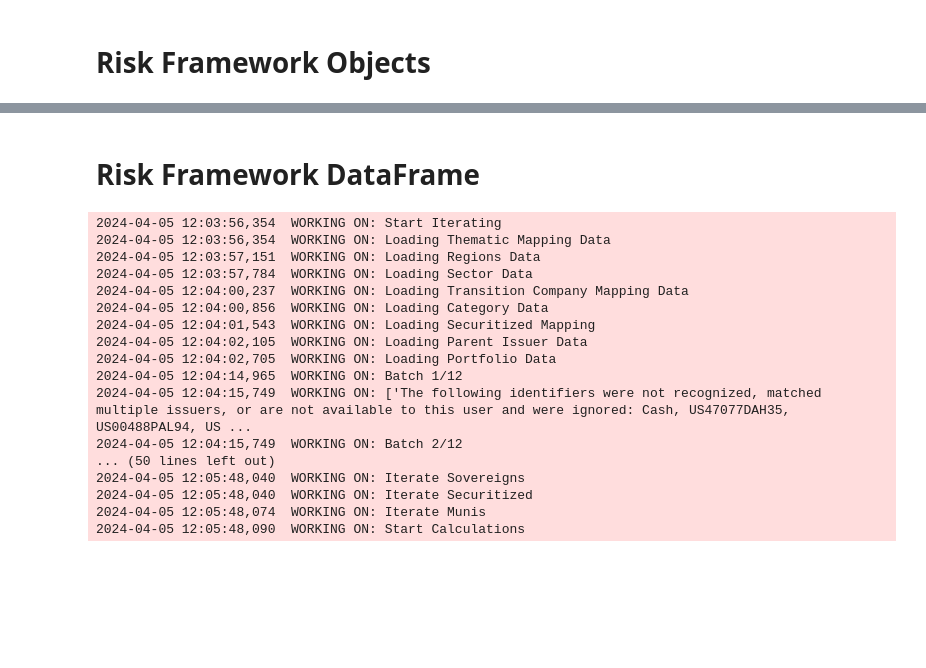
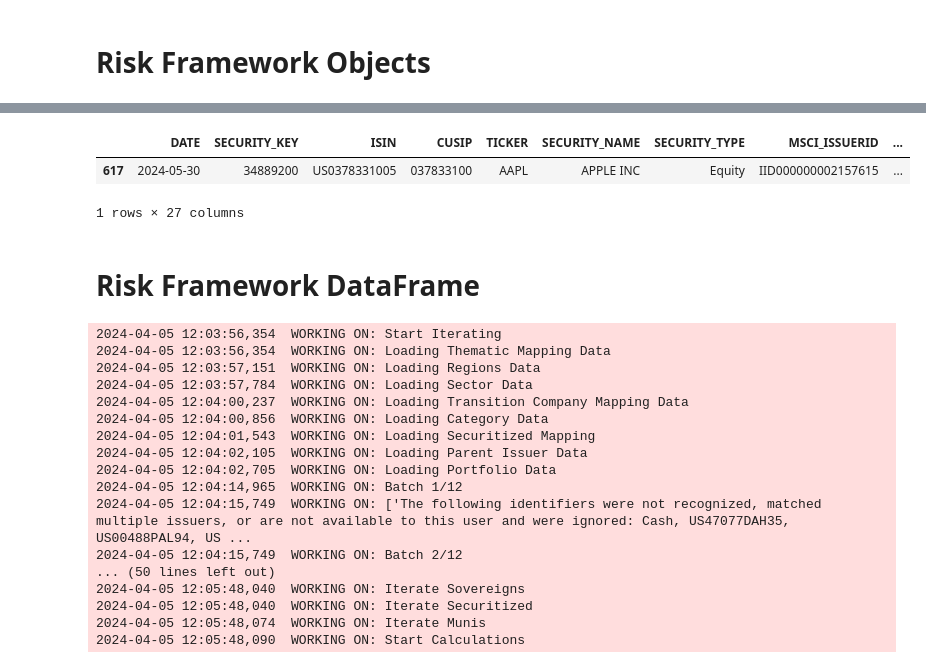
Before and after one commit to mohitbgupta-tcw/quantkit, a Jupyter notebook: notebooks/risk_framework.ipynb, the cells around one changed output, grey strips where cells are left out. Drawn from its saved outputs; the diff is of its cells as text; code cells hidden in the pictures; blank space fills up the shorter version.

```diff
--- a/notebooks/risk_framework.ipynb
+++ b/notebooks/risk_framework.ipynb
@@ -51,3 +124,12 @@ r.run()
+# %%
+r.security_datasource.df[
+    (r.security_datasource.df["TICKER"] == "AAPL")
+    & (r.security_datasource.df["SECURITY_TYPE"] == "Equity")
+]
+# %% [output]
+|  | DATE | SECURITY_KEY | ISIN | CUSIP | TICKER | SECURITY_NAME | SECURITY_TYPE | MSCI_ISSUERID | ... |
+| 617 | 2024-05-30 | 34889200 | US0378331005 | 037833100 | AAPL | APPLE INC | Equity | IID000000002157615 | ... |
+1 rows × 27 columns
 # %% [markdown]
 # Risk Framework DataFrame
 # %%
```
Also changed, not shown: parts of 6 cells of this notebook, 51 other files.
